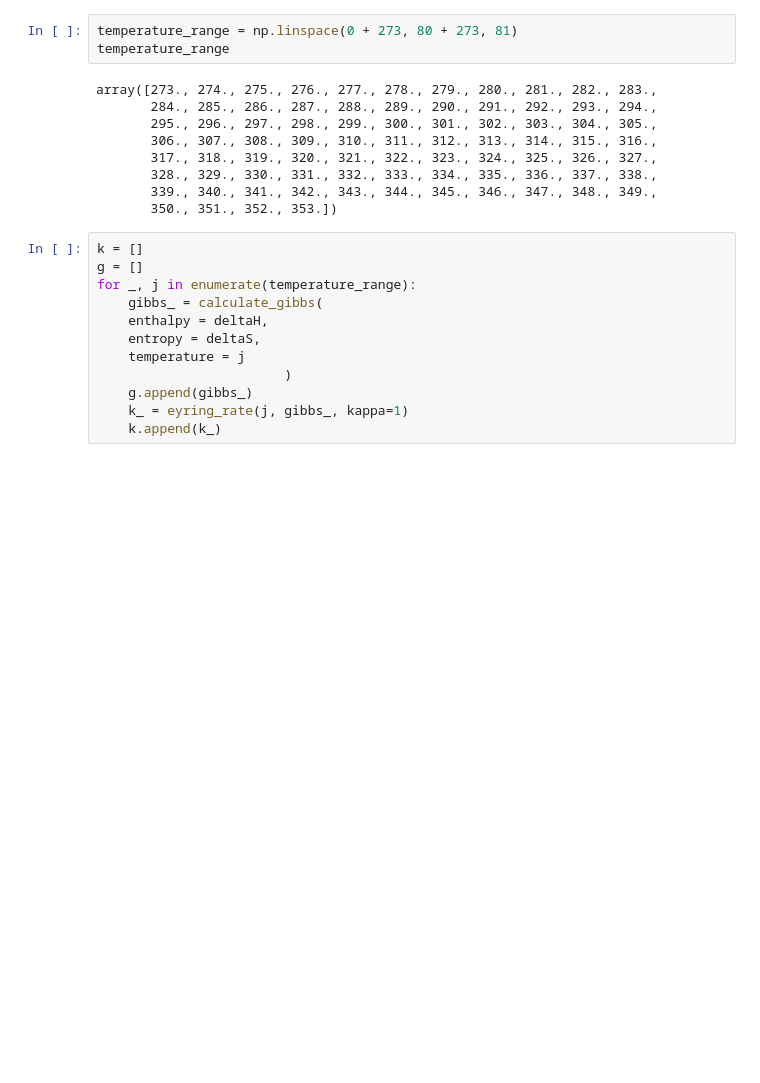
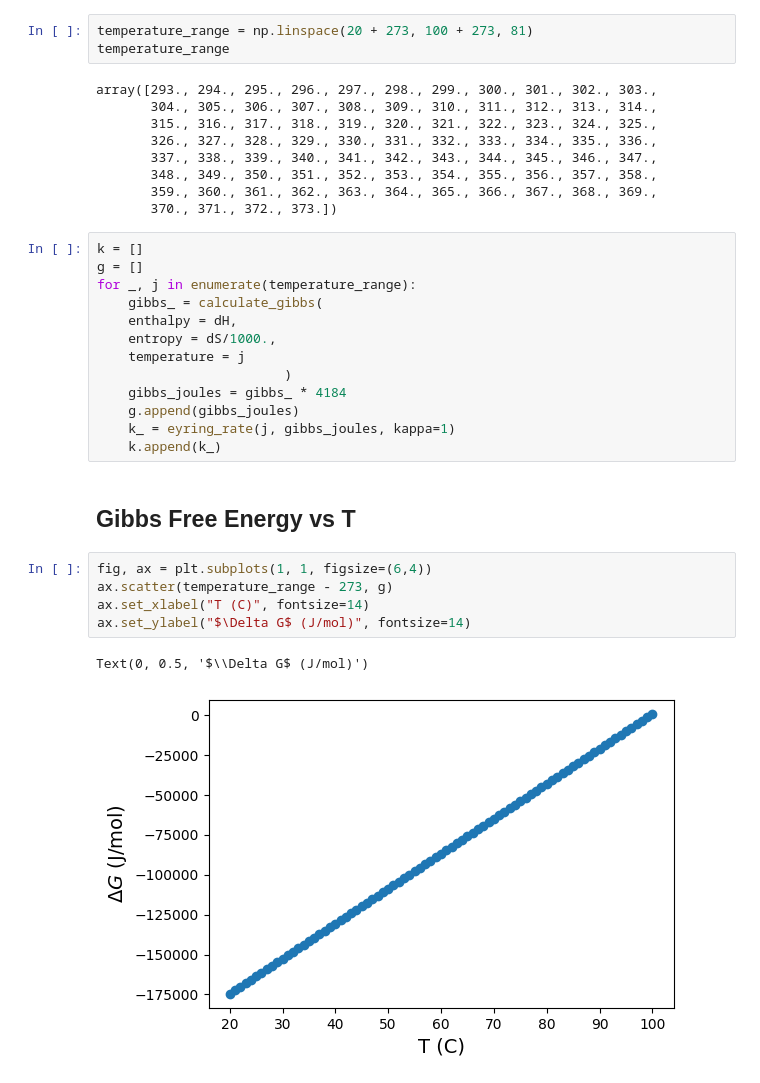
Before and after one commit to BKirkpatrick/eyring, a Jupyter notebook: eyring/notes.ipynb, the cells around one changed output. Drawn from its saved outputs; the diff is of its cells as text; blank space fills up the shorter version.

```diff
--- a/eyring/notes.ipynb
+++ b/eyring/notes.ipynb
@@ -16,24 +102,35 @@ Total delta S: 131.2 cal/mol.K
 # %%
-temperature_range = np.linspace(0 + 273, 80 + 273, 81)
+temperature_range = np.linspace(20 + 273, 100 + 273, 81)
 temperature_range
 # %% [output]
-array([273., 274., 275., 276., 277., 278., 279., 280., 281., 282., 283.,
-       284., 285., 286., 287., 288., 289., 290., 291., 292., 293., 294.,
-       295., 296., 297., 298., 299., 300., 301., 302., 303., 304., 305.,
-       306., 307., 308., 309., 310., 311., 312., 313., 314., 315., 316.,
-       317., 318., 319., 320., 321., 322., 323., 324., 325., 326., 327.,
-       328., 329., 330., 331., 332., 333., 334., 335., 336., 337., 338.,
-       339., 340., 341., 342., 343., 344., 345., 346., 347., 348., 349.,
-       350., 351., 352., 353.])
+array([293., 294., 295., 296., 297., 298., 299., 300., 301., 302., 303.,
+       304., 305., 306., 307., 308., 309., 310., 311., 312., 313., 314.,
+       315., 316., 317., 318., 319., 320., 321., 322., 323., 324., 325.,
+       326., 327., 328., 329., 330., 331., 332., 333., 334., 335., 336.,
+       337., 338., 339., 340., 341., 342., 343., 344., 345., 346., 347.,
+       348., 349., 350., 351., 352., 353., 354., 355., 356., 357., 358.,
+       359., 360., 361., 362., 363., 364., 365., 366., 367., 368., 369.,
+       370., 371., 372., 373.])
 # %%
 k = []
 g = []
 for _, j in enumerate(temperature_range):
     gibbs_ = calculate_gibbs(
-    enthalpy = deltaH,
-    entropy = deltaS,
+    enthalpy = dH,
+    entropy = dS/1000.,
     temperature = j
                         )
-    g.append(gibbs_)
-    k_ = eyring_rate(j, gibbs_, kappa=1)
+    gibbs_joules = gibbs_ * 4184
+    g.append(gibbs_joules)
+    k_ = eyring_rate(j, gibbs_joules, kappa=1)
     k.append(k_)
+# %% [markdown]
+## Gibbs Free Energy vs T
+# %%
+fig, ax = plt.subplots(1, 1, figsize=(6,4))
+ax.scatter(temperature_range - 273, g)
+ax.set_xlabel("T (C)", fontsize=14)
+ax.set_ylabel("$\Delta G$ (J/mol)", fontsize=14)
+# %% [output]
+Text(0, 0.5, '$\\Delta G$ (J/mol)')
+[figure, added]
```
Also changed, not shown: parts of 17 cells of this notebook, 2 other files.
